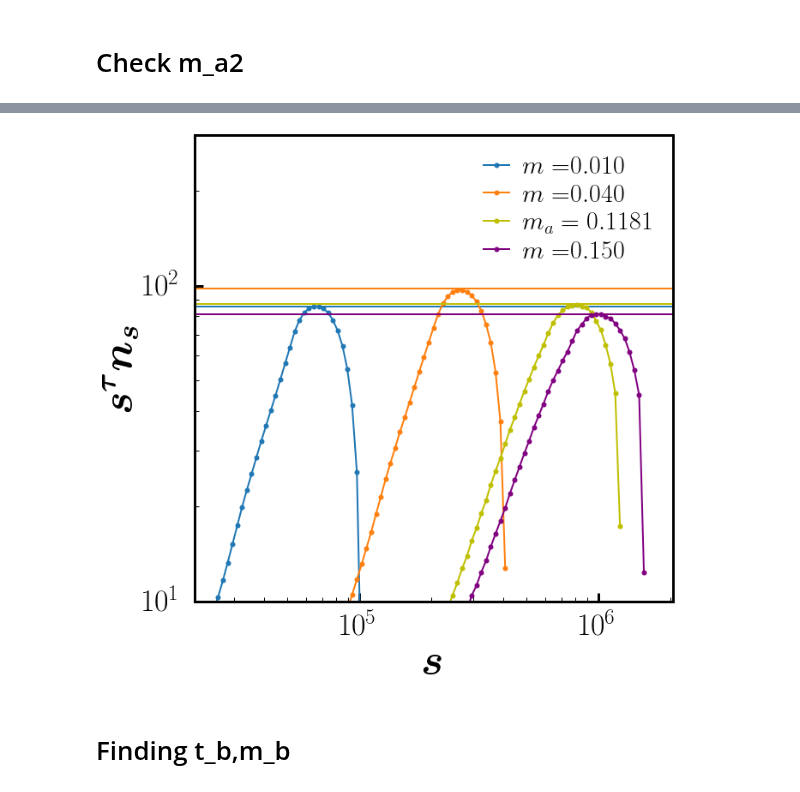
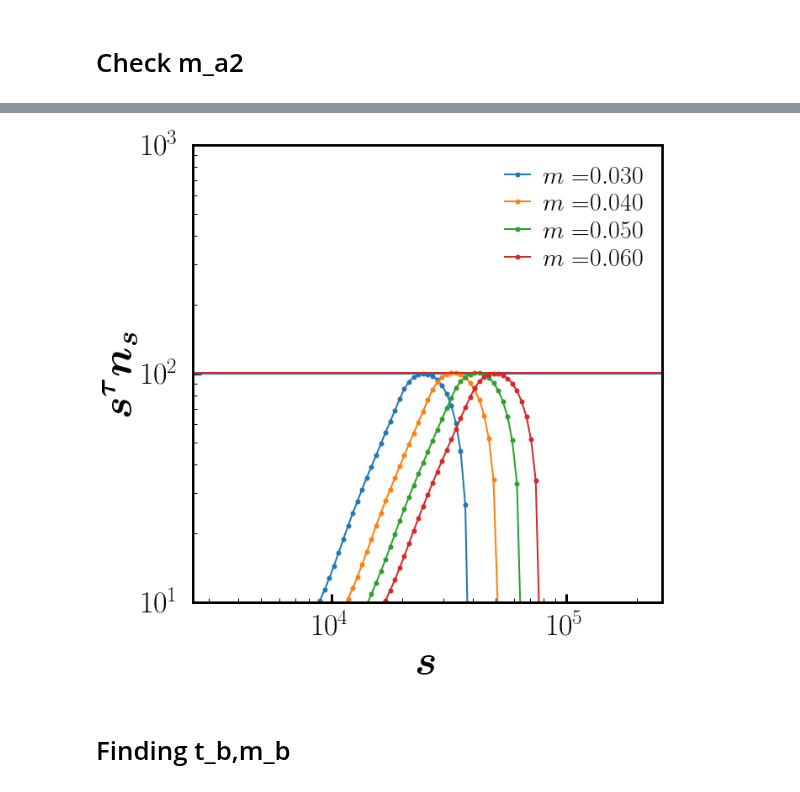
Before and after one commit to hoyunchoi/mBFW, a Jupyter notebook: src/characteristic_time.ipynb, the cells around one changed output, grey strips where cells are left out. Drawn from its saved outputs; the diff is of its cells as text; code cells hidden in the pictures.

```diff
--- a/src/characteristic_time.ipynb
+++ b/src/characteristic_time.ipynb
@@ -57,8 +54,8 @@ There is problem at reading ../data/clusterSizeDist/single/N1.0e+07,G0.5,E75000,
 fig, ax = plt.subplots()
 ax.set_rasterized(True)
 
-networkSize = 10240000
-acceptanceThreshold = 0.5
+networkSize = 1280000
+acceptanceThreshold = 0.4
 current = networkSize, acceptanceThreshold
 
 t, op = avgLinBin(time[networkSize], orderParameter[current])
@@ -66,6 +63,7 @@ ax.plot(t, op, 'b-')
 t_a2, m_a2, t_inflection, m_inflection = rd.get_ta_inflection(networkSize, orderParameter[current])
 a = m_inflection/(t_inflection-t_a2)
 ax.plot([t_a2, t_inflection + (1-m_inflection)/a], [0, 1], 'k-', linewidth=3)
+ax.plot(t_inflection, m_inflection, "ko", markersize=10)
 ax.plot([t_a2,t_a2], [0, m_a2], 'k--')
 ax.plot(t_a2, m_a2, 'yX', label=latex_string("(t_a, m_a)"))
 
@@ -91,14 +90,11 @@ print(t_a2,m_a2,t_inflection, m_inflection)
 # %% [markdown]
 # Finding t_c, m_c
 # %%
-networkSize = 10240000
-acceptanceThreshold = 0.5
+networkSize = 1280000
+acceptanceThreshold = 0.4
 current = networkSize, acceptanceThreshold
-m_a1 = points[current]["m_a1"]
-m_a2 = points[current]["m_a2"]
-m_b = points[current]["m_b"]
-m_c = points[current]["m_c"]
+m_a1, m_a2, m_b, m_c = points[current]["m_a1"], points[current]["m_a2"], points[current]["m_b"], points[current]["m_c"]
 
-print(", ".join('{:.4f}'.format(op) for op in clusterSizeDist_op[current]))
+print(", ".join('{:.6f}'.format(op) for op in clusterSizeDist_op[current]))
 print(m_a1, m_a2, m_b, m_c)
 # %% [output]
@@ -150,14 +153,13 @@ print(t_c, m_c)
 # %% [markdown]
 # Check m_a2
 # %%
-networkSize = 10240000
-acceptanceThreshold = 0.5
+networkSize = 1280000
+acceptanceThreshold = 0.4
 current = networkSize, acceptanceThreshold
-tau = 2.16
 char_size = {}
 char_dist = {}
 for op in clusterSizeDist_op[current]:
-    csd, dist = distLogBin(*clusterSizeDist[current, op], delta_exponent=0.08)
+    csd, dist = distLogBin(*clusterSizeDist[current, op], delta_exponent=0.07)
     dist *= np.power(csd, tau)
     start, window = 20,4
     try:
@@ -181,35 +183,35 @@ tList = rd.opList2tList(orderParameter[current], clusterSizeDist_op[current])/ne
 # %%
 fig, ax = plt.subplots()
 ax.set_rasterized(True)
 
-tau = 2.16
 xlim = [networkSize/500, networkSize/5]
 def plotCSD_tau(op, label=None, color=None):
     csd, dist = distLogBin(*clusterSizeDist[current, op], delta_exponent=0.02)
     dist *= np.power(csd, tau)
     label_name = label if label else latex_string("m=") + latex_float(op, 3)
     color_name = color if color else next(ax._get_lines.prop_cycler)['color']
     ax.plot(csd, dist, 'o-', label=label_name, markersize=5, linewidth=2, color=color_name)
     ax.plot(xlim, [char_dist[op], char_dist[op]], '-', color=color_name, linewidth=2)
 
-plotCSD_tau(0.01)
+plotCSD_tau(0.03)
 plotCSD_tau(0.04)
-plotCSD_tau(0.1200, latex_string("m_a={:.4f}".format(m_a2)), color='y')
-plotCSD_tau(0.15, color='purple')
-
+plotCSD_tau(0.05)
+plotCSD_tau(0.06)
+# plotCSD_tau(0.1100, latex_string("m_a={:.4f}".format(m_a2)), color='y')
+# plotCSD_tau(0.15, color='purple')
 
 ax.set_xlim([networkSize/500, networkSize/5])
-ax.set_ylim(10, 300)
+ax.set_ylim(10, 1000)
 ax.set_xscale('log')
 ax.set_yscale('log')
 ax.set_xlabel(latex_bold_string("s"))
 ax.set_ylabel(latex_bold_string("s^\\tau n_s"))
 ax.legend(loc='best', fontsize=30)
 
 # fig.savefig("../data/mBFW/fig/csd_tau(N{:.1e},G{:.1f})_peak.pdf".format(*current), bbox_inches = 'tight', pad_inches = 0.1, facecolor = 'w', dpi=100)
 fig.show()
 # %% [output]
-[figure, old version]
+[figure, new version]
 # %% [markdown]
 # Finding t_b,m_b
 # %%
```
Also changed, not shown: parts of 24 cells of this notebook, 2 other files.
